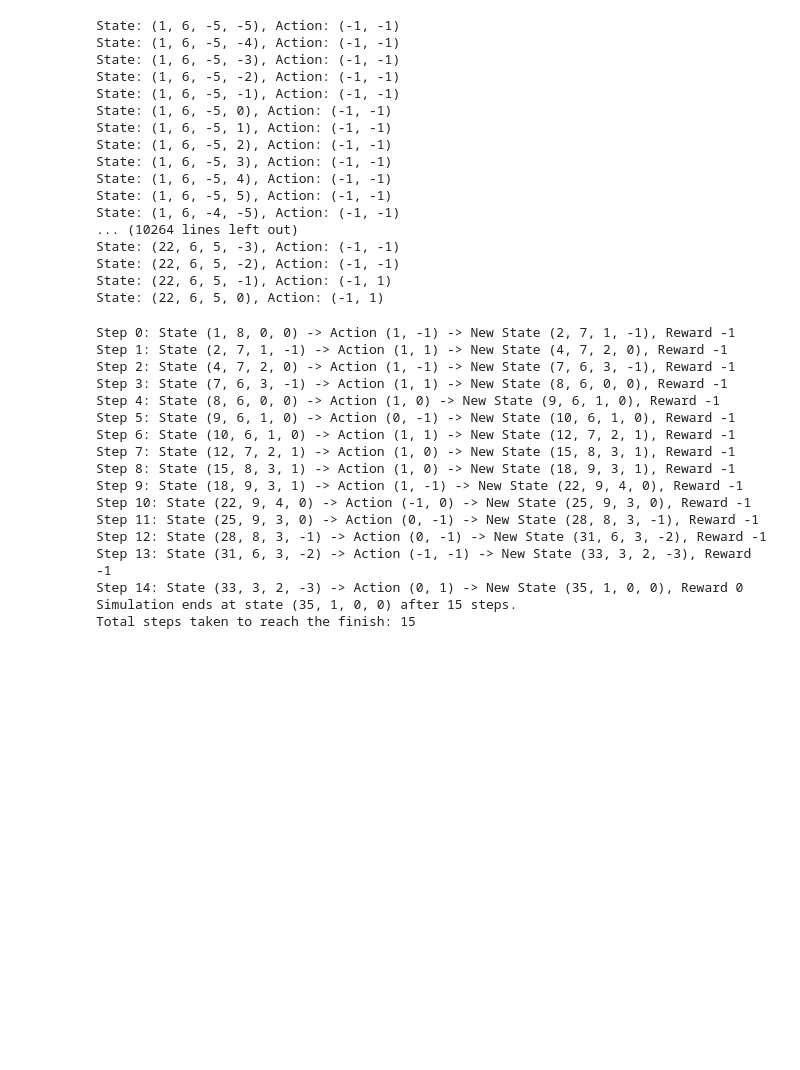
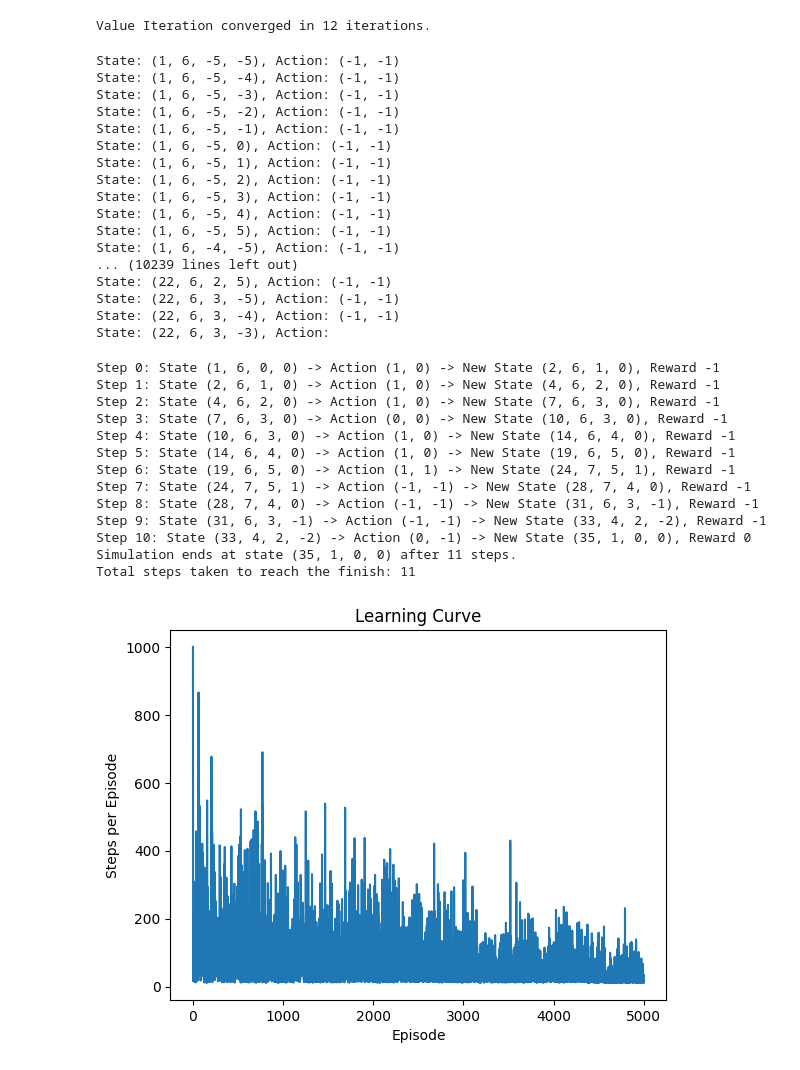
Before and after one commit to srikantamehta/ML-Models-from-Scratch, a Jupyter notebook: test_race.ipynb, the cells around one changed output. Saved outputs shown, nothing was run; the diff lists cells and outputs as text; code cells hidden in the pictures; blank space fills up the shorter version.

```diff
--- a/test_race.ipynb
+++ b/test_race.ipynb
@@ -5,7 +5,7 @@ track_file = 'datasets/L-track.txt'
 racetrack = Racetrack(track_file)
 # %%
 # Assuming your Simulator class and environment are correctly set up
-simulator = Simulator(racetrack, 'nearest')  # Pass necessary parameters like racetrack and options
+simulator = Simulator(racetrack, 'original')  # Pass necessary parameters like racetrack and options
 
 # Create a ValueIteration instance with the simulator
 value_iteration = ValueIteration(simulator, gamma=0.99, theta=0.1)
@@ -13,8 +13,13 @@ value_iteration = ValueIteration(simulator, gamma=0.99, theta=0.1)
 # Run the Value Iteration algorithm
 value_iteration.run()
 
+num_iterations = value_iteration.get_iterations()
+print(f"Value Iteration converged in {num_iterations} iterations.")
+
 # Retrieve the computed optimal policy
 optimal_policy = value_iteration.get_policy()
+# %% [output]
+Value Iteration converged in 12 iterations.
 # %%
 # Print the optimal policy to see the recommended action for each state
 for state, action in optimal_policy.items():
@@ -32,30 +37,26 @@ State: (1, 6, -5, 3), Action: (-1, -1)
 State: (1, 6, -5, 4), Action: (-1, -1)
 State: (1, 6, -5, 5), Action: (-1, -1)
 State: (1, 6, -4, -5), Action: (-1, -1)
-... (10264 lines left out)
-State: (22, 6, 5, -3), Action: (-1, -1)
-State: (22, 6, 5, -2), Action: (-1, -1)
-State: (22, 6, 5, -1), Action: (-1, 1)
-State: (22, 6, 5, 0), Action: (-1, 1)
+... (10239 lines left out)
+State: (22, 6, 2, 5), Action: (-1, -1)
+State: (22, 6, 3, -5), Action: (-1, -1)
+State: (22, 6, 3, -4), Action: (-1, -1)
+State: (22, 6, 3, -3), Action:
 # %%
 initial_state = (simulator.start_x, simulator.start_y, 0, 0)  # Example initial state
 steps_taken = simulator.simulate_with_policy(optimal_policy)
 print(f"Total steps taken to reach the finish: {steps_taken}")
 # %% [output]
-Step 0: State (1, 8, 0, 0) -> Action (1, -1) -> New State (2, 7, 1, -1), Reward -1
-Step 1: State (2, 7, 1, -1) -> Action (1, 1) -> New State (4, 7, 2, 0), Reward -1
-Step 2: State (4, 7, 2, 0) -> Action (1, -1) -> New State (7, 6, 3, -1), Reward -1
-Step 3: State (7, 6, 3, -1) -> Action (1, 1) -> New State (8, 6, 0, 0), Reward -1
-Step 4: State (8, 6, 0, 0) -> Action (1, 0) -> New State (9, 6, 1, 0), Reward -1
-Step 5: State (9, 6, 1, 0) -> Action (0, -1) -> New State (10, 6, 1, 0), Reward -1
-Step 6: State (10, 6, 1, 0) -> Action (1, 1) -> New State (12, 7, 2, 1), Reward -1
-Step 7: State (12, 7, 2, 1) -> Action (1, 0) -> New State (15, 8, 3, 1), Reward -1
-Step 8: State (15, 8, 3, 1) -> Action (1, 0) -> New State (18, 9, 3, 1), Reward -1
-Step 9: State (18, 9, 3, 1) -> Action (1, -1) -> New State (22, 9, 4, 0), Reward -1
-Step 10: State (22, 9, 4, 0) -> Action (-1, 0) -> New State (25, 9, 3, 0), Reward -1
-Step 11: State (25, 9, 3, 0) -> Action (0, -1) -> New State (28, 8, 3, -1), Reward -1
-Step 12: State (28, 8, 3, -1) -> Action (0, -1) -> New State (31, 6, 3, -2), Reward -1
-Step 13: State (31, 6, 3, -2) -> Action (-1, -1) -> New State (33, 3, 2, -3), Reward -1
-Step 14: State (33, 3, 2, -3) -> Action (0, 1) -> New State (35, 1, 0, 0), Reward 0
-Simulation ends at state (35, 1, 0, 0) after 15 steps.
-Total steps taken to reach the finish: 15
+Step 0: State (1, 6, 0, 0) -> Action (1, 0) -> New State (2, 6, 1, 0), Reward -1
+Step 1: State (2, 6, 1, 0) -> Action (1, 0) -> New State (4, 6, 2, 0), Reward -1
+Step 2: State (4, 6, 2, 0) -> Action (1, 0) -> New State (7, 6, 3, 0), Reward -1
+Step 3: State (7, 6, 3, 0) -> Action (0, 0) -> New State (10, 6, 3, 0), Reward -1
+Step 4: State (10, 6, 3, 0) -> Action (1, 0) -> New State (14, 6, 4, 0), Reward -1
+Step 5: State (14, 6, 4, 0) -> Action (1, 0) -> New State (19, 6, 5, 0), Reward -1
+Step 6: State (19, 6, 5, 0) -> Action (1, 1) -> New State (24, 7, 5, 1), Reward -1
+Step 7: State (24, 7, 5, 1) -> Action (-1, -1) -> New State (28, 7, 4, 0), Reward -1
+Step 8: State (28, 7, 4, 0) -> Action (-1, -1) -> New State (31, 6, 3, -1), Reward -1
+Step 9: State (31, 6, 3, -1) -> Action (-1, -1) -> New State (33, 4, 2, -2), Reward -1
+Step 10: State (33, 4, 2, -2) -> Action (0, -1) -> New State (35, 1, 0, 0), Reward 0
+Simulation ends at state (35, 1, 0, 0) after 11 steps.
+Total steps taken to reach the finish: 11
@@ -67,3 +63,21 @@ optimal_policy = q_learning.get_policy()
+# %%
+import matplotlib.pyplot as plt
+q_learning = QLearning(simulator,alpha=0.1,gamma=0.99,epsilon=0.9)
+# Run the training
+num_episodes = 5000
+q_learning.train(num_episodes)
+
+# Get the data from the training
+iterations, steps_to_finish, avg_steps_per_episode = q_learning.train(num_episodes)
+
+# Plot the learning curve
+plt.plot(range(1, num_episodes + 1), avg_steps_per_episode)
+plt.xlabel('Episode')
+plt.ylabel('Steps per Episode')
+plt.title('Learning Curve')
+plt.show()
+# %% [output]
+[figure, added]
 # %%
 # Simulate the racetrack with the learned optimal policy
 initial_state = (simulator.start_x, simulator.start_y, 0, 0)  # Example initial state
```
Also changed, not shown: parts of 6 cells of this notebook, 3 other files.
